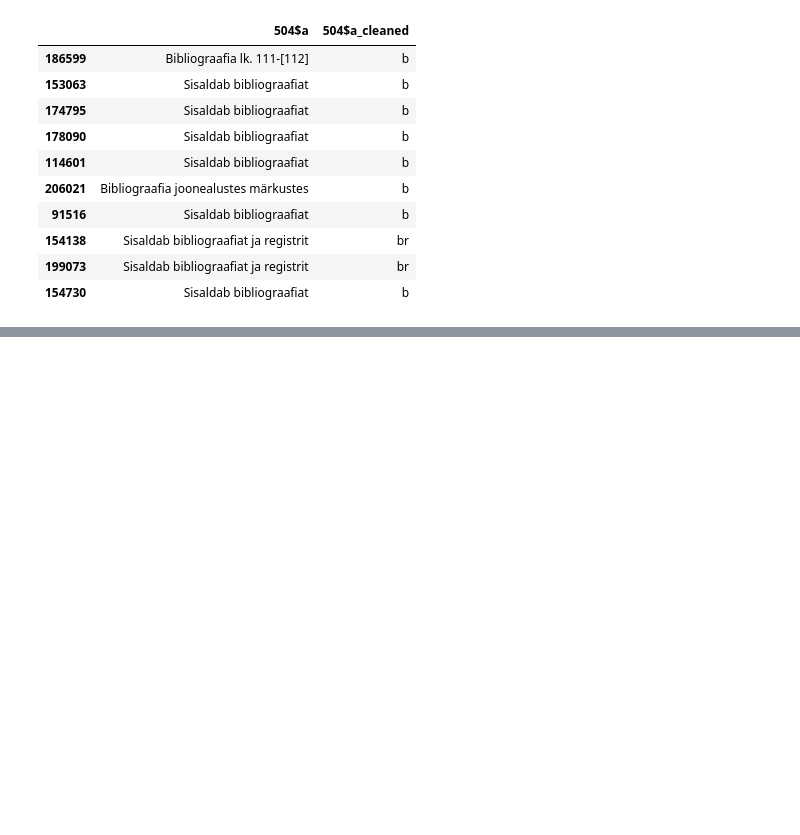
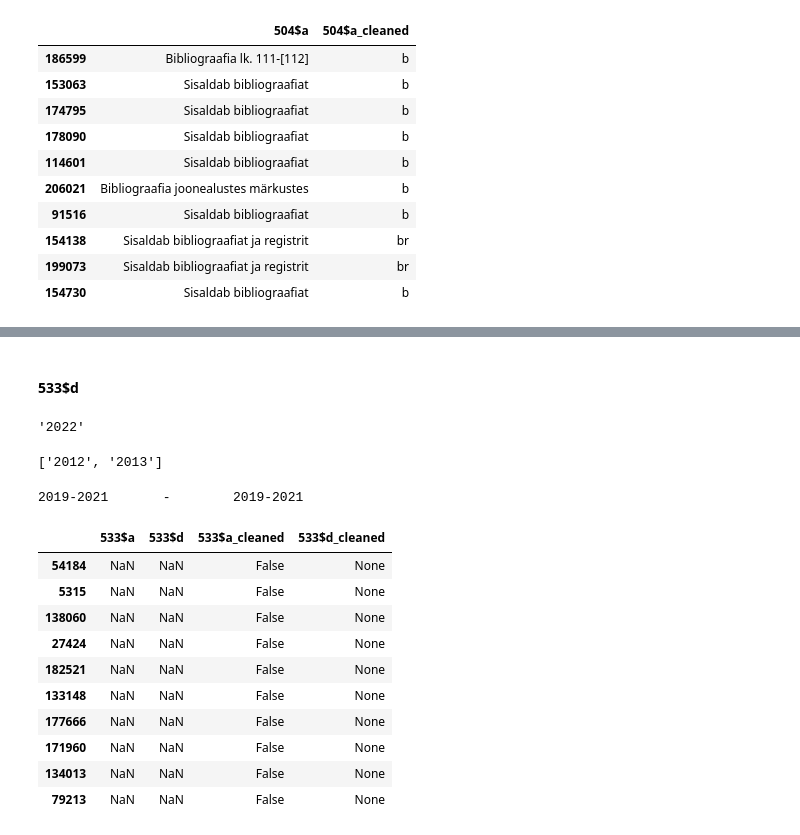
Before and after one commit to RaRa-digiLab/enb-curator, a Jupyter notebook: notebooks/filter-and-clean.ipynb, the cells around one changed output, grey strips where cells are left out. Cells and saved outputs as stored; diff of their text form; code cells hidden in the pictures; blank space fills up the shorter version.

```diff
--- a/notebooks/filter-and-clean.ipynb
+++ b/notebooks/filter-and-clean.ipynb
@@ -481,0 +704,46 @@ df.loc[df["504$a"].notna()].sample(10)
+# %% [markdown]
+#### 533$d
+# %%
+match = re.match(r"\d{4}(\.0|\w+)", "2022.0")
+match.string
+match.string[:4]
+# %% [output]
+'2022'
+# %%
+pattern_533d = re.compile(r"^(\d{4}(-\d{4})?)(\;\s\d{4}(-\d{4})?)*")
+# %%
+re.findall("\d{4}", "2012; 2013")
+# %% [output]
+['2012', '2013']
+# %%
+def clean_533d(entry, pattern=pattern_533d, min_year=2000, max_year=2024):
+    if type(entry) != str:
+        entry = str(entry)
+    match = re.match(pattern, entry)
+    if match:
+        year = match.string
+        if re.match(r"\d{4}(\.0|\w+)", year):
+            year = year[:4]
+        return year
+# %%
+# näited
+sample = df["533$d"].loc[df["533$d"].notna()].sample().values[0]
+print(sample, "\t-\t", clean_533d(sample))
+# %% [output]
+2019-2021       -        2019-2021
+# %%
+df["533$d_cleaned"] = df["533$d"].apply(clean_533d)
+# %%
+df.sample(10)
+# %% [output]
+|  | 533$a | 533$d | 533$a_cleaned | 533$d_cleaned |
+| 54184 | NaN | NaN | False | None |
+| 5315 | NaN | NaN | False | None |
+| 138060 | NaN | NaN | False | None |
+| 27424 | NaN | NaN | False | None |
+| 182521 | NaN | NaN | False | None |
+| 133148 | NaN | NaN | False | None |
+| 177666 | NaN | NaN | False | None |
+| 171960 | NaN | NaN | False | None |
+| 134013 | NaN | NaN | False | None |
+| 79213 | NaN | NaN | False | None |
```
Also changed, not shown: parts of 38 cells of this notebook.
